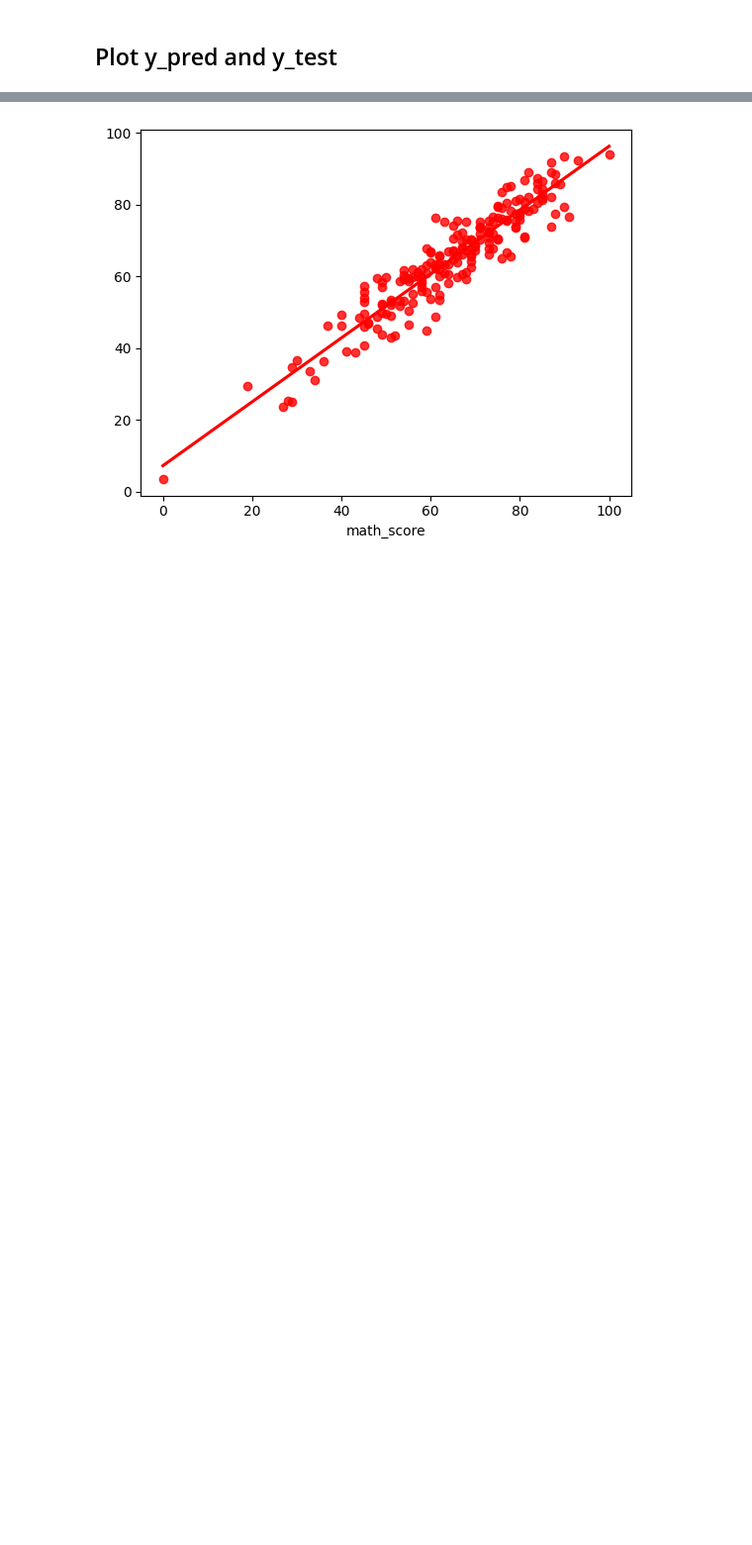
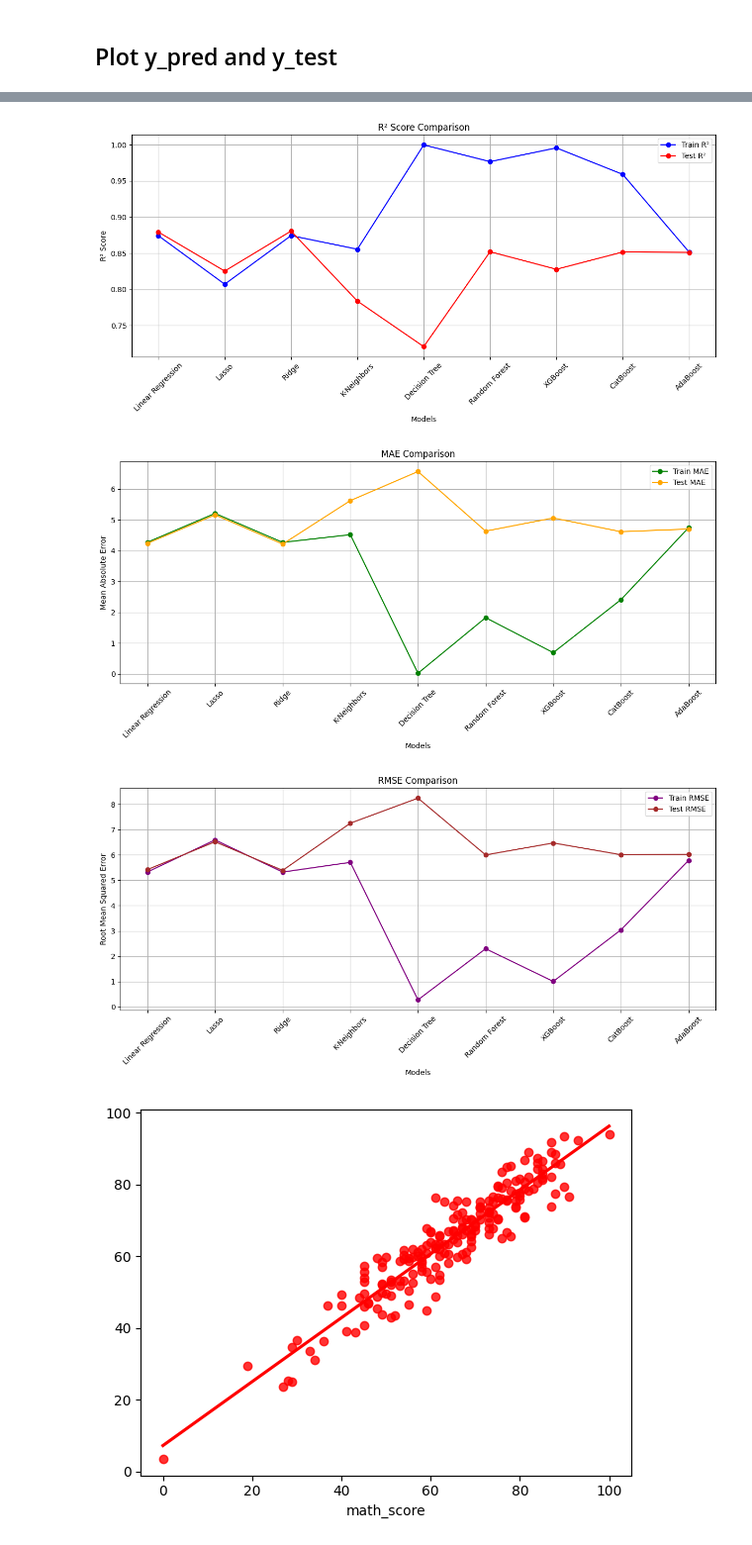
Before and after one commit to Dhruv080/Student-Performance-Indicator, a Jupyter notebook: model_training.ipynb, the cells around one changed output, grey strips where cells are left out. Shown: that part at 99% size. Cells and saved outputs as stored; diff of their text form; code cells hidden in the pictures; blank space fills up the shorter version.

```diff
--- a/model_training.ipynb
+++ b/model_training.ipynb
@@ -228,3 +251,58 @@ plt.ylabel('Predicted');
+# %%
+import matplotlib.pyplot as plt
+
+# Assuming the following lists are generated from the new notebook
+model_list = [
+    "Linear Regression", "Lasso", "Ridge", "K-Neighbors",
+    "Decision Tree", "Random Forest", "XGBoost", "CatBoost", "AdaBoost"
+]
+
+test_r2_list = r2_list
+test_mae_list = mae_list
+test_rmse_list = rmse_list
+
+# Plot R² Score
+plt.figure(figsize=(12, 6))
+plt.plot(model_list, train_r2_list, marker='o', label='Train R²', color='blue')
+plt.plot(model_list, test_r2_list, marker='o', label='Test R²', color='red')
+plt.title('R² Score Comparison')
+plt.xlabel('Models')
+plt.ylabel('R² Score')
+plt.xticks(rotation=45)
+plt.legend()
+plt.grid(True)
+plt.tight_layout()
+plt.show()
+
+# Plot MAE
+plt.figure(figsize=(12, 6))
+plt.plot(model_list, train_mae_list, marker='o', label='Train MAE', color='green')
+plt.plot(model_list, test_mae_list, marker='o', label='Test MAE', color='orange')
+plt.title('MAE Comparison')
+plt.xlabel('Models')
+plt.ylabel('Mean Absolute Error')
+plt.xticks(rotation=45)
+plt.legend()
+plt.grid(True)
+plt.tight_layout()
+plt.show()
+
+# Plot RMSE
+plt.figure(figsize=(12, 6))
+plt.plot(model_list, train_rmse_list, marker='o', label='Train RMSE', color='purple')
+plt.plot(model_list, test_rmse_list, marker='o', label='Test RMSE', color='brown')
+plt.title('RMSE Comparison')
+plt.xlabel('Models')
+plt.ylabel('Root Mean Squared Error')
+plt.xticks(rotation=45)
+plt.legend()
+plt.grid(True)
+plt.tight_layout()
+plt.show()
+# %% [output]
+[figure, added]
+[figure, added]
+[figure, added]
 # %%
 sns.regplot(x=y_test,y=y_pred,ci=None,color ='red');
 # %% [output]
```
Also changed, not shown: parts of 5 cells of this notebook.
